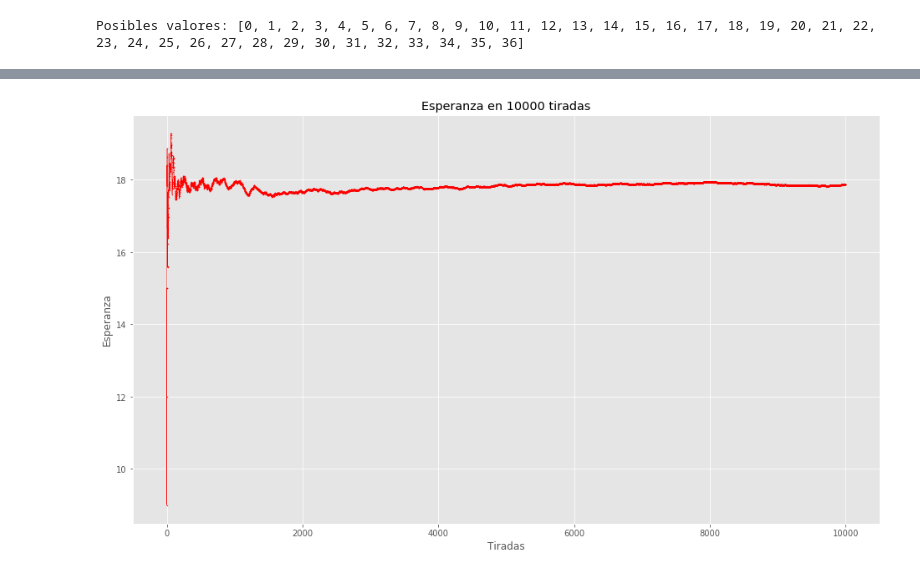
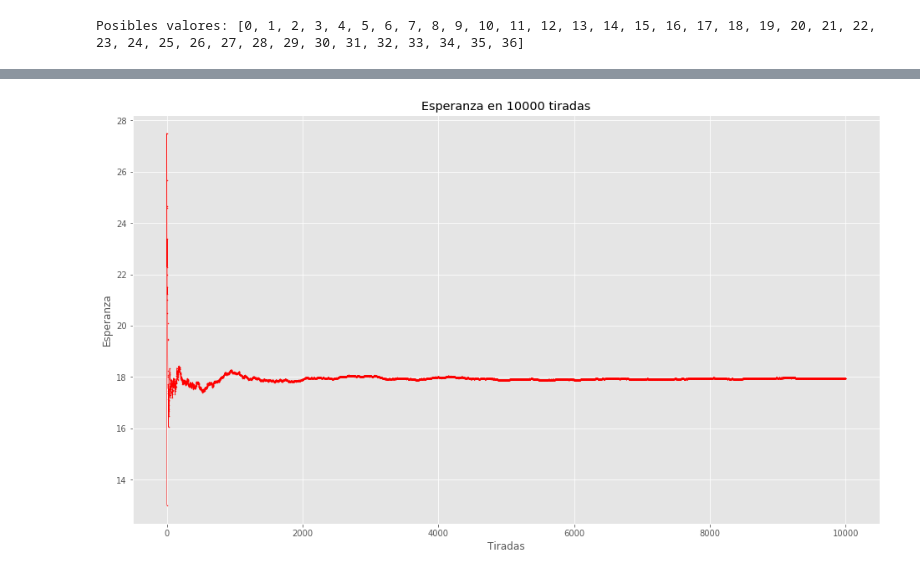
Before and after one commit to robagliom/ruleta, a Jupyter notebook: ruleta.ipynb, the cells around one changed output, grey strips where cells are left out. Drawn from its saved outputs; the diff is of its cells as text; code cells hidden in the pictures.

```diff
--- a/ruleta.ipynb
+++ b/ruleta.ipynb
@@ -68,22 +68,21 @@ plt.show()
 # %%
 #Gráfica 3
 #Esperanza matemática en n tiradas
 
-valores_obtenidos = []
 lista_esperanza = []
 for i in range(n):
-    valores_obtenidos.append(random.randrange(37))
     #Esperanza matemática
-    esperanza = statistics.mean(valores_obtenidos)
+    #valores_obtenidos[:i+1] voy agregando de a 1 los valores obtenidos en las n tiradas
+    esperanza = statistics.mean(valores_obtenidos[:i+1])
     lista_esperanza.append([i,esperanza])
 
 x, y = zip(*[m for m in lista_esperanza])
 
 plt.title('Esperanza en {} tiradas'.format(n))  # Colocamos el título
 plt.plot(x, y,'ro-', markersize=0.5, lw=0.5)
 plt.grid(True)
 plt.xlabel('Tiradas')
 plt.ylabel('Esperanza')
 plt.show()
 # %% [output]
-[figure, old version]
+[figure, new version]
```
Also changed, not shown: parts of 7 cells of this notebook.
